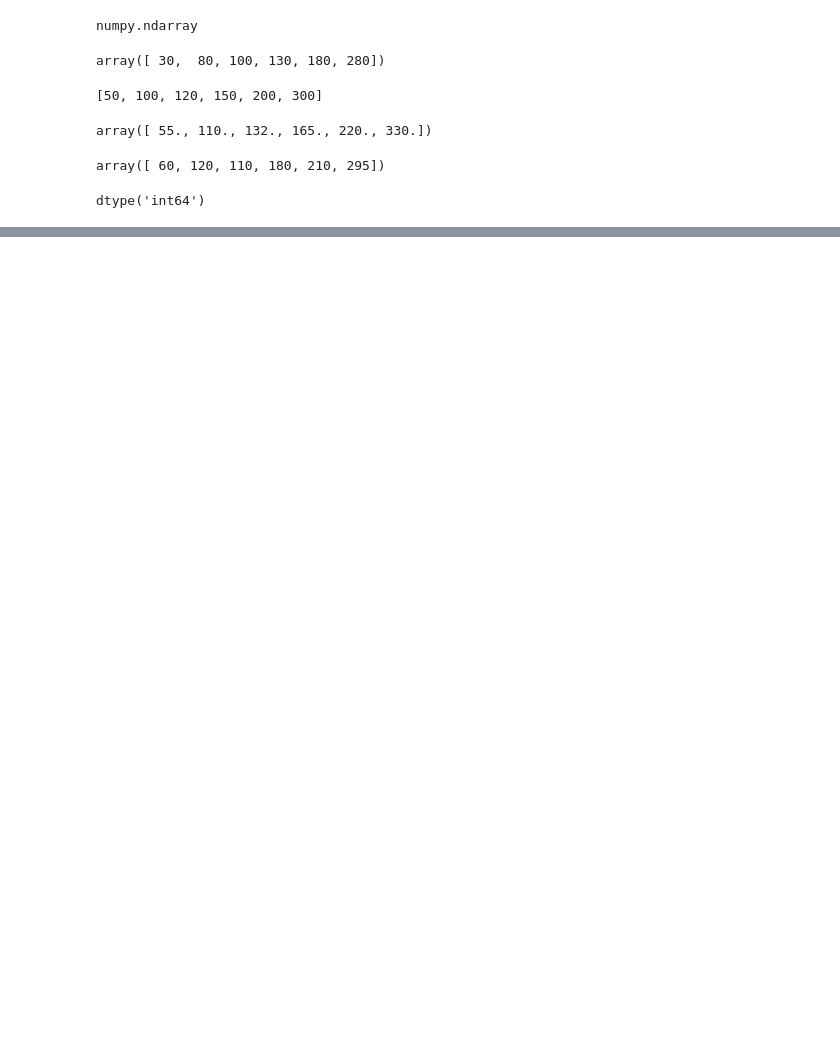
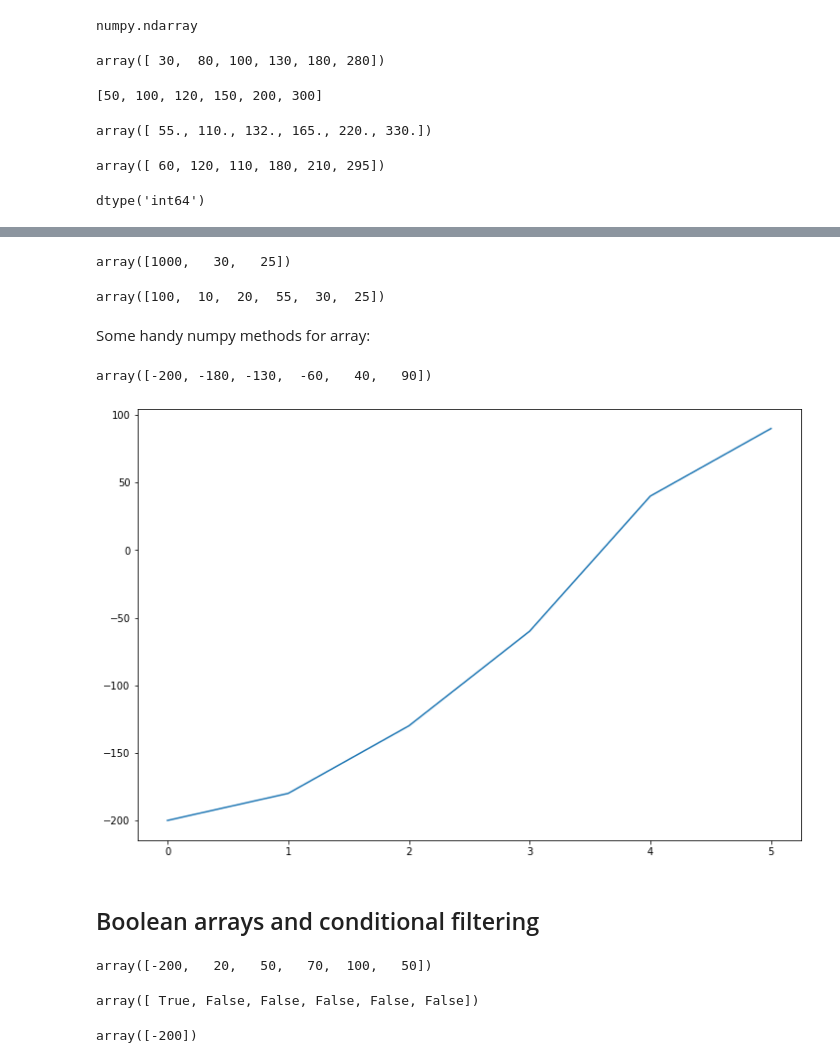
Before and after one commit to davidainslie/binance, a Jupyter notebook: src/numpy-pandas-matplotlib-seaborn.ipynb, the cells around one changed output, grey strips where cells are left out. Saved outputs shown, nothing was run; the diff lists cells and outputs as text; code cells hidden in the pictures; blank space fills up the shorter version.

Commit message:
Numpy arrays

```diff
--- a/src/numpy-pandas-matplotlib-seaborn.ipynb
+++ b/src/numpy-pandas-matplotlib-seaborn.ipynb
@@ -97,0 +166,30 @@ dtype('int64')
+# %%
+last3
+# %% [output]
+array([1000,   30,   25])
+# %%
+cfs
+# %% [output]
+array([100,  10,  20,  55,  30,  25])
+# %% [markdown]
+Some handy numpy methods for array:
+# %%
+import numpy as np
+
+cfs = np.array([-200, 20, 50, 70, 100, 50])
+# %%
+# Cumulative sum (with this we will see the breakeven year, in this case year 4):
+cumalative = cfs.cumsum()
+cumalative
+# %% [output]
+array([-200, -180, -130,  -60,   40,   90])
+# %%
+import matplotlib.pyplot as plt
+
+plt.figure(figsize = (12, 8))
+plt.plot(cumalative)
+plt.show()
+# %% [output]
+[figure, added]
+# %% [markdown]
+## Boolean arrays and conditional filtering
@@ -97,0 +198,13 @@ dtype('int64')
+# %%
+cfs = np.array([-200, 20, 50, 70, 100, 50])
+cfs
+# %% [output]
+array([-200,   20,   50,   70,  100,   50])
+# %%
+cfs < 0
+# %% [output]
+array([ True, False, False, False, False, False])
+# %%
+cfs[cfs < 0]
+# %% [output]
+array([-200])
```
Also changed, not shown: parts of 49 cells of this notebook, 1 other file.
